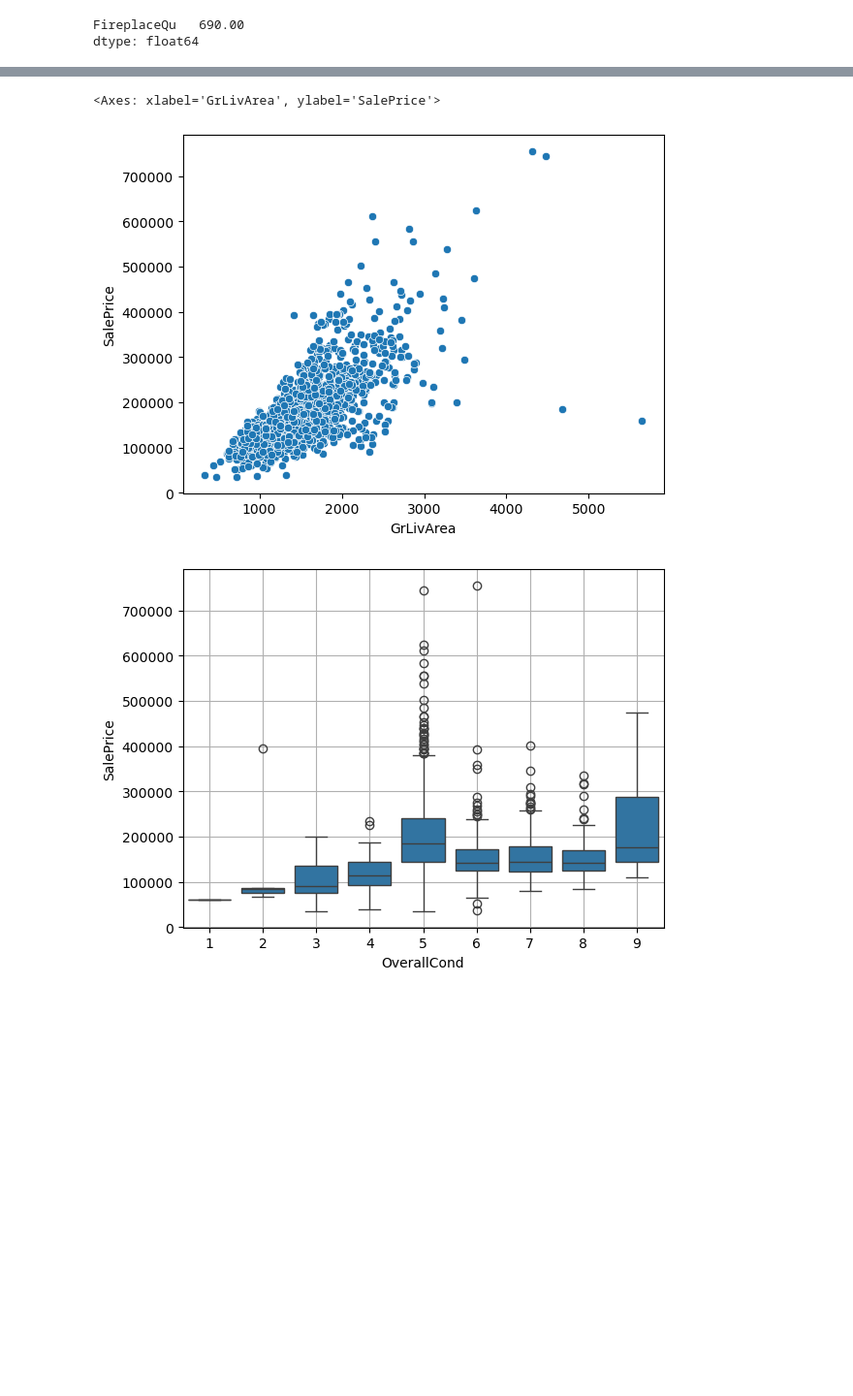
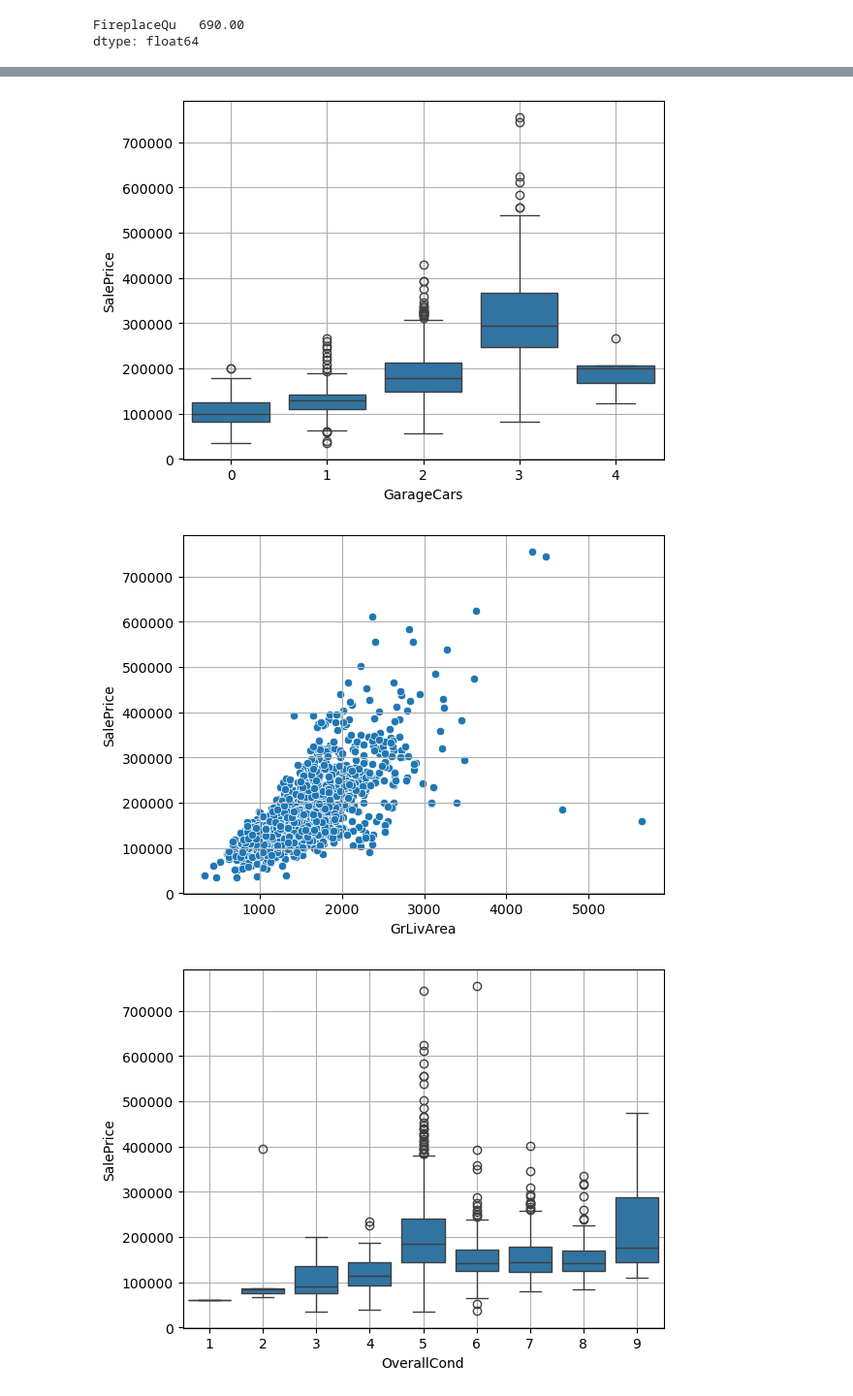
Before and after one commit to karvendhanm/kaggle, a Jupyter notebook: house_prices_prediction/ensemble_with_catboost.ipynb, the cells around one changed output, grey strips where cells are left out. Shown at 97% size. Drawn from its saved outputs; the diff is of its cells as text; code cells hidden in the pictures; blank space fills up the shorter version.

```diff
--- a/house_prices_prediction/ensemble_with_catboost.ipynb
+++ b/house_prices_prediction/ensemble_with_catboost.ipynb
@@ -291,8 +439,13 @@ plt.grid()
+# %%
+sns.boxplot(df, y='SalePrice', x='GarageCars')
+plt.grid()
+# %% [output]
+[figure, added]
 # %%
 sns.scatterplot(df, y='SalePrice', x='GrLivArea')
+plt.grid()
 # %% [output]
-<Axes: xlabel='GrLivArea', ylabel='SalePrice'>
-[figure, old version]
+[figure, new version]
 # %%
 sns.boxplot(df, y='SalePrice', x='OverallCond')
 plt.grid()
```
Also changed, not shown: parts of 23 cells of this notebook.
